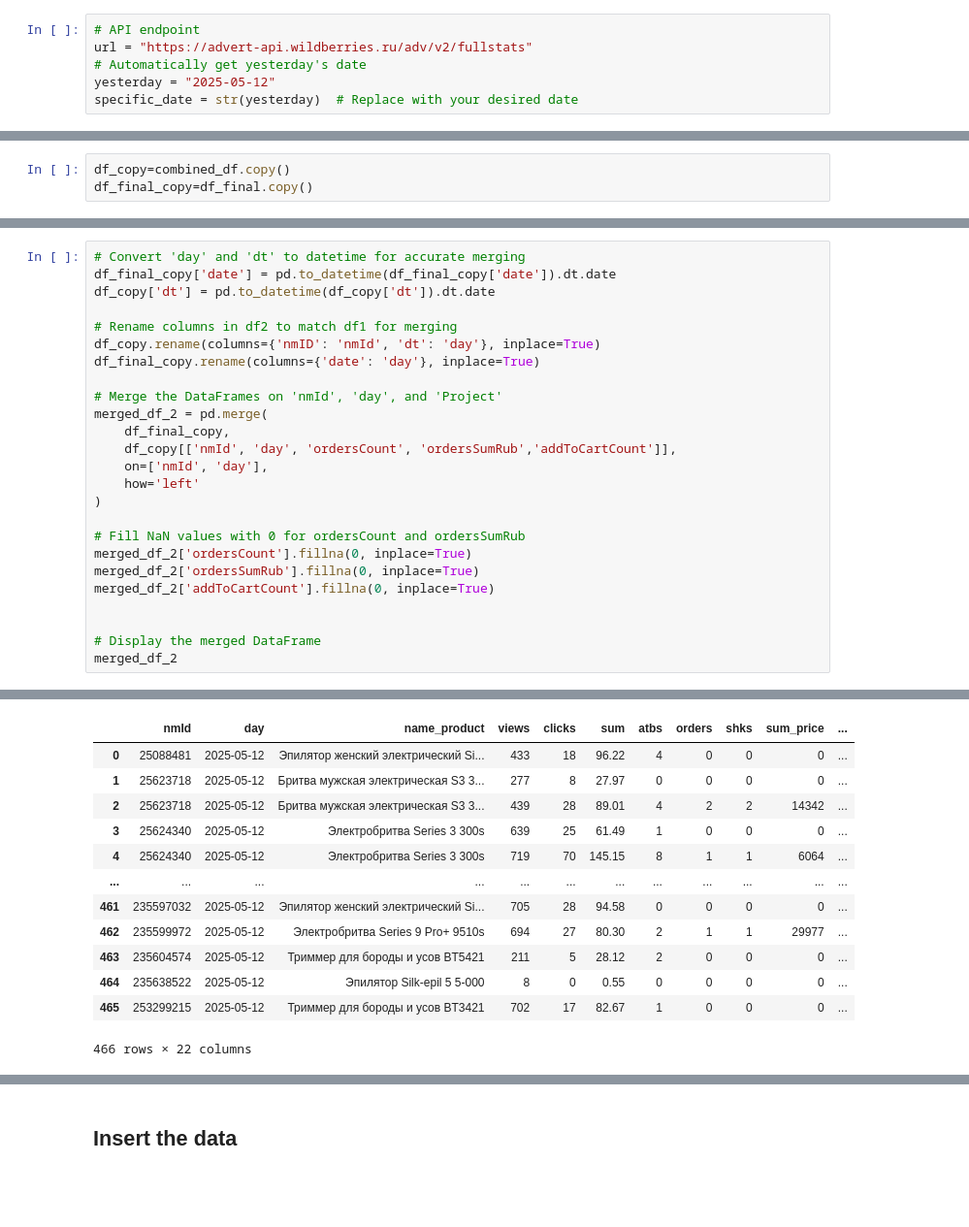
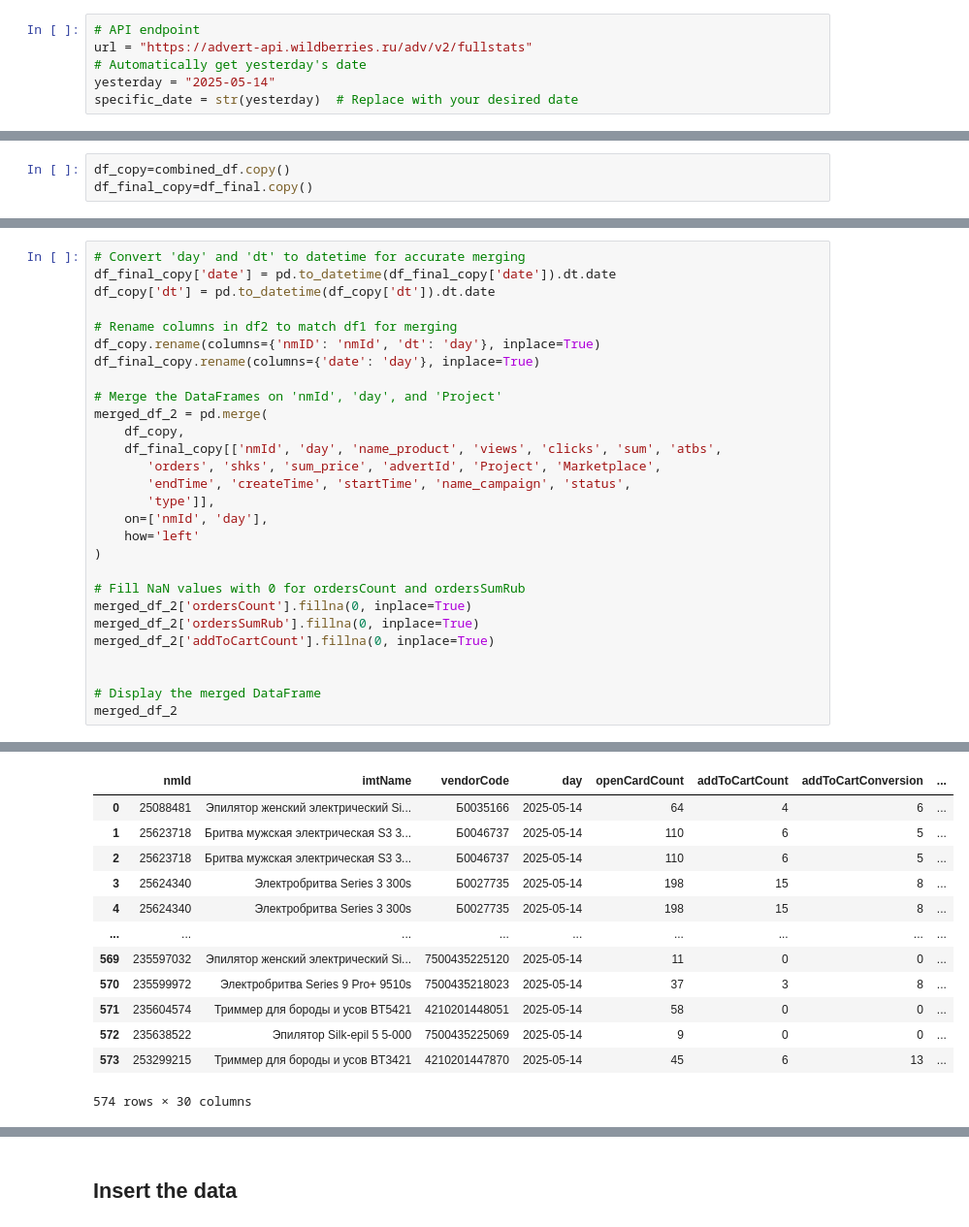
Before and after one commit to carolinavivast/API-Integrations, a Jupyter notebook: Advertisement_WB_day_orders.ipynb, the cells around one changed output, grey strips where cells are left out. Shown at 97% size. Drawn from its saved outputs; the diff is of its cells as text; blank space fills up the shorter version.

```diff
--- a/Advertisement_WB_day_orders.ipynb
+++ b/Advertisement_WB_day_orders.ipynb
@@ -256,7 +257,7 @@ Response Schema:
 # API endpoint
 url = "https://advert-api.wildberries.ru/adv/v2/fullstats"
 # Automatically get yesterday's date
-yesterday = "2025-05-12"
+yesterday = "2025-05-14"
 specific_date = str(yesterday)  # Replace with your desired date
 # %% [markdown]
 ### Guten
@@ -654,52 +673,55 @@ df_final_copy.rename(columns={'date': 'day'}, inplace=True)
 
 # Merge the DataFrames on 'nmId', 'day', and 'Project'
 merged_df_2 = pd.merge(
-    df_final_copy,
-    df_copy[['nmId', 'day', 'ordersCount', 'ordersSumRub','addToCartCount']],
+    df_copy,
+    df_final_copy[['nmId', 'day', 'name_product', 'views', 'clicks', 'sum', 'atbs',
+       'orders', 'shks', 'sum_price', 'advertId', 'Project', 'Marketplace',
+       'endTime', 'createTime', 'startTime', 'name_campaign', 'status',
+       'type']],
     on=['nmId', 'day'],
     how='left'
 )
 
 # Fill NaN values with 0 for ordersCount and ordersSumRub
 merged_df_2['ordersCount'].fillna(0, inplace=True)
 merged_df_2['ordersSumRub'].fillna(0, inplace=True)
 merged_df_2['addToCartCount'].fillna(0, inplace=True)
 
 
 # Display the merged DataFrame
 merged_df_2
 # %% [output]
 The behavior will change in pandas 3.0. This inplace method will never work because the intermediate object on which we are setting values always behaves as a copy.
 
 For example, when doing 'df[col].method(value, inplace=True)', try using 'df.method({col: value}, inplace=True)' or df[col] = df[col].method(value) instead, to perform the operation inplace on the ori ...
 
 
   merged_df_2['ordersCount'].fillna(0, inplace=True)
 The behavior will change in pandas 3.0. This inplace method will never work because the intermediate object on which we are setting values always behaves as a copy.
 
 For example, when doing 'df[col].method(value, inplace=True)', try using 'df.method({col: value}, inplace=True)' or df[col] = df[col].method(value) instead, to perform the operation inplace on the ori ...
 
 
   merged_df_2['ordersSumRub'].fillna(0, inplace=True)
 The behavior will change in pandas 3.0. This inplace method will never work because the intermediate object on which we are setting values always behaves as a copy.
 
 For example, when doing 'df[col].method(value, inplace=True)', try using 'df.method({col: value}, inplace=True)' or df[col] = df[col].method(value) instead, to perform the operation inplace on the ori ...
 
 
   merged_df_2['addToCartCount'].fillna(0, inplace=True)
-|  | nmId | day | name_product | views | clicks | sum | atbs | orders | shks | sum_price | ... |
-| 0 | 25088481 | 2025-05-12 | Эпилятор женский электрический Si... | 433 | 18 | 96.22 | 4 | 0 | 0 | 0 | ... |
-| 1 | 25623718 | 2025-05-12 | Бритва мужская электрическая S3 3... | 277 | 8 | 27.97 | 0 | 0 | 0 | 0 | ... |
-| 2 | 25623718 | 2025-05-12 | Бритва мужская электрическая S3 3... | 439 | 28 | 89.01 | 4 | 2 | 2 | 14342 | ... |
-| 3 | 25624340 | 2025-05-12 | Электробритва Series 3 300s | 639 | 25 | 61.49 | 1 | 0 | 0 | 0 | ... |
-| 4 | 25624340 | 2025-05-12 | Электробритва Series 3 300s | 719 | 70 | 145.15 | 8 | 1 | 1 | 6064 | ... |
-| ... | ... | ... | ... | ... | ... | ... | ... | ... | ... | ... | ... |
-| 461 | 235597032 | 2025-05-12 | Эпилятор женский электрический Si... | 705 | 28 | 94.58 | 0 | 0 | 0 | 0 | ... |
-| 462 | 235599972 | 2025-05-12 | Электробритва Series 9 Pro+ 9510s | 694 | 27 | 80.30 | 2 | 1 | 1 | 29977 | ... |
-| 463 | 235604574 | 2025-05-12 | Триммер для бороды и усов BT5421 | 211 | 5 | 28.12 | 2 | 0 | 0 | 0 | ... |
-| 464 | 235638522 | 2025-05-12 | Эпилятор Silk-epil 5 5-000 | 8 | 0 | 0.55 | 0 | 0 | 0 | 0 | ... |
-| 465 | 253299215 | 2025-05-12 | Триммер для бороды и усов BT3421 | 702 | 17 | 82.67 | 1 | 0 | 0 | 0 | ... |
+|  | nmId | imtName | vendorCode | day | openCardCount | addToCartCount | addToCartConversion | ... |
+| 0 | 25088481 | Эпилятор женский электрический Si... | Б0035166 | 2025-05-14 | 64 | 4 | 6 | ... |
+| 1 | 25623718 | Бритва мужская электрическая S3 3... | Б0046737 | 2025-05-14 | 110 | 6 | 5 | ... |
+| 2 | 25623718 | Бритва мужская электрическая S3 3... | Б0046737 | 2025-05-14 | 110 | 6 | 5 | ... |
+| 3 | 25624340 | Электробритва Series 3 300s | Б0027735 | 2025-05-14 | 198 | 15 | 8 | ... |
+| 4 | 25624340 | Электробритва Series 3 300s | Б0027735 | 2025-05-14 | 198 | 15 | 8 | ... |
+| ... | ... | ... | ... | ... | ... | ... | ... | ... |
+| 569 | 235597032 | Эпилятор женский электрический Si... | 7500435225120 | 2025-05-14 | 11 | 0 | 0 | ... |
+| 570 | 235599972 | Электробритва Series 9 Pro+ 9510s | 7500435218023 | 2025-05-14 | 37 | 3 | 8 | ... |
+| 571 | 235604574 | Триммер для бороды и усов BT5421 | 4210201448051 | 2025-05-14 | 58 | 0 | 0 | ... |
+| 572 | 235638522 | Эпилятор Silk-epil 5 5-000 | 7500435225069 | 2025-05-14 | 9 | 0 | 0 | ... |
+| 573 | 253299215 | Триммер для бороды и усов BT3421 | 4210201447870 | 2025-05-14 | 45 | 6 | 13 | ... |
-466 rows × 22 columns
+574 rows × 30 columns
 # %%
 merged_df_2
 # %% [output]
```
Also changed, not shown: parts of 12 cells of this notebook, 2 other files.
